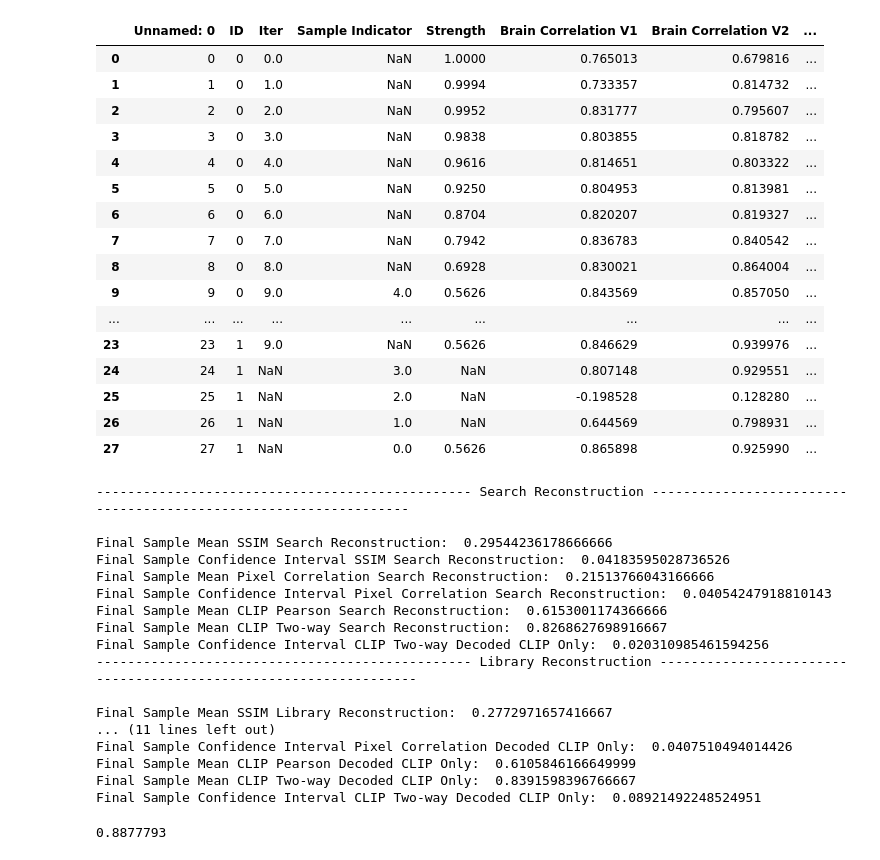
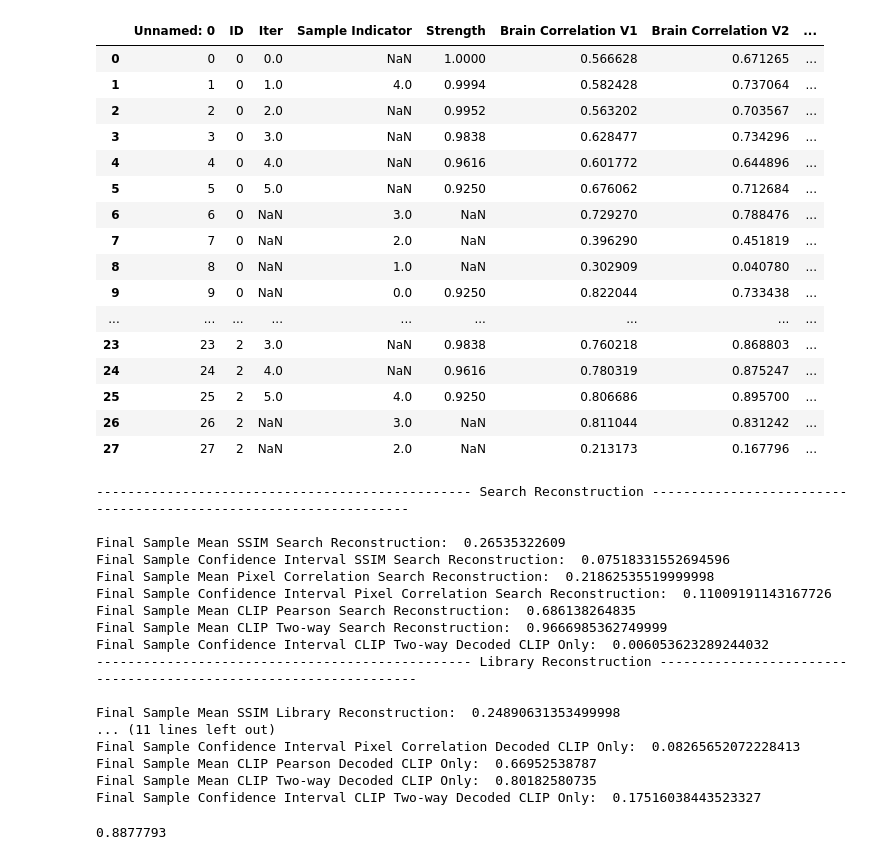
Before and after one commit to reesekneeland/Second-Sight, a Jupyter notebook: scripts/prepare_figures.ipynb, the cells around one changed output. Saved outputs shown, nothing was run; the diff lists cells and outputs as text; code cells hidden in the pictures.

```diff
--- a/scripts/prepare_figures.ipynb
+++ b/scripts/prepare_figures.ipynb
@@ -19,50 +19,55 @@ import scipy.stats
 # %%
 # folder   = "SCS VD PCA LR 10:250:5 0.6 Exp3 AE"
 # log_path = "/export/raid1/home/kneel027/Second-Sight/logs/" + folder + "/statistics_df_10.csv"
 
 # folder   = "SCS VD PCA LR 10:250:5 0.3 Exp2 AE"
 # log_path = "/export/raid1/home/kneel027/Second-Sight/logs/" + folder + "/statistics_df_10.csv"
 
 # folder   = "SCS VD PCA LR 10:250:5 0.4 Exp AE"
 # #log_path = "/export/raid1/home/kneel027/Second-Sight/logs/" + folder + "/statistics_df_57.csv"
 # log_path = "/export/raid1/home/kneel027/Second-Sight/logs/" + folder + "/statistics_df_57_test.csv"
 # #log_path = "/export/raid1/home/kneel027/Second-Sight/logs/" + folder + "/statistics_df_10.csv"
 
 # folder   = "SCS VD PCA LR 10:250:5 0.6 Exp3 AE NA"
 # log_path = "/export/raid1/home/kneel027/Second-Sight/logs/" + folder + "/statistics_df_54.csv"
 # #log_path = "/export/raid1/home/kneel027/Second-Sight/logs/" + folder + "/statistics_df_10.csv"
 
 # Used in CCN
-folder   = "SCS UC 10:250:5 0.6 Exp3 AE Fixed copy"
-log_path = "/export/raid1/home/kneel027/Second-Sight/logs/" + folder + "/statistics_df_60.csv"
+# folder   = "SCS UC 10:250:5 0.6 Exp3 AE Fixed copy"
+# log_path = "/export/raid1/home/kneel027/Second-Sight/logs/" + folder + "/statistics_df_60.csv"
+
+# Test
+
+folder   = "SCS UC LD topn 6:100:4 Dual Guided clip_iter 18"
+log_path = "/export/raid1/home/kneel027/Second-Sight/logs/subject1/" + folder + "/statistics_df_20.csv"
 
 df = pd.read_csv(log_path)
 df.head(28)
 
 # Sample Indicator:
     #   0 --> Ground Truth
     #   1 --> Ground Truth CLIP
     #   2 --> Decoded CLIP Only
     #   3 --> Library Reconstruction
     #   4 --> Search Reconstruction
 # %% [output]
 |  | Unnamed: 0 | ID | Iter | Sample Indicator | Strength | Brain Correlation V1 | Brain Correlation V2 | ... |
-| 0 | 0 | 0 | 0.0 | NaN | 1.0000 | 0.765013 | 0.679816 | ... |
-| 1 | 1 | 0 | 1.0 | NaN | 0.9994 | 0.733357 | 0.814732 | ... |
-| 2 | 2 | 0 | 2.0 | NaN | 0.9952 | 0.831777 | 0.795607 | ... |
-| 3 | 3 | 0 | 3.0 | NaN | 0.9838 | 0.803855 | 0.818782 | ... |
-| 4 | 4 | 0 | 4.0 | NaN | 0.9616 | 0.814651 | 0.803322 | ... |
-| 5 | 5 | 0 | 5.0 | NaN | 0.9250 | 0.804953 | 0.813981 | ... |
-| 6 | 6 | 0 | 6.0 | NaN | 0.8704 | 0.820207 | 0.819327 | ... |
-| 7 | 7 | 0 | 7.0 | NaN | 0.7942 | 0.836783 | 0.840542 | ... |
-| 8 | 8 | 0 | 8.0 | NaN | 0.6928 | 0.830021 | 0.864004 | ... |
-| 9 | 9 | 0 | 9.0 | 4.0 | 0.5626 | 0.843569 | 0.857050 | ... |
+| 0 | 0 | 0 | 0.0 | NaN | 1.0000 | 0.566628 | 0.671265 | ... |
+| 1 | 1 | 0 | 1.0 | 4.0 | 0.9994 | 0.582428 | 0.737064 | ... |
+| 2 | 2 | 0 | 2.0 | NaN | 0.9952 | 0.563202 | 0.703567 | ... |
+| 3 | 3 | 0 | 3.0 | NaN | 0.9838 | 0.628477 | 0.734296 | ... |
+| 4 | 4 | 0 | 4.0 | NaN | 0.9616 | 0.601772 | 0.644896 | ... |
+| 5 | 5 | 0 | 5.0 | NaN | 0.9250 | 0.676062 | 0.712684 | ... |
+| 6 | 6 | 0 | NaN | 3.0 | NaN | 0.729270 | 0.788476 | ... |
+| 7 | 7 | 0 | NaN | 2.0 | NaN | 0.396290 | 0.451819 | ... |
+| 8 | 8 | 0 | NaN | 1.0 | NaN | 0.302909 | 0.040780 | ... |
+| 9 | 9 | 0 | NaN | 0.0 | 0.9250 | 0.822044 | 0.733438 | ... |
 | ... | ... | ... | ... | ... | ... | ... | ... | ... |
-| 23 | 23 | 1 | 9.0 | NaN | 0.5626 | 0.846629 | 0.939976 | ... |
-| 24 | 24 | 1 | NaN | 3.0 | NaN | 0.807148 | 0.929551 | ... |
-| 25 | 25 | 1 | NaN | 2.0 | NaN | -0.198528 | 0.128280 | ... |
-| 26 | 26 | 1 | NaN | 1.0 | NaN | 0.644569 | 0.798931 | ... |
-| 27 | 27 | 1 | NaN | 0.0 | 0.5626 | 0.865898 | 0.925990 | ... |
+| 23 | 23 | 2 | 3.0 | NaN | 0.9838 | 0.760218 | 0.868803 | ... |
+| 24 | 24 | 2 | 4.0 | NaN | 0.9616 | 0.780319 | 0.875247 | ... |
+| 25 | 25 | 2 | 5.0 | 4.0 | 0.9250 | 0.806686 | 0.895700 | ... |
+| 26 | 26 | 2 | NaN | 3.0 | NaN | 0.811044 | 0.831242 | ... |
+| 27 | 27 | 2 | NaN | 2.0 | NaN | 0.213173 | 0.167796 | ... |
 # %%
 # Statistical Analysis
 
@@ -135,21 +140,21 @@ print("Final Sample Confidence Interval CLIP Two-way Decoded CLIP Only: ", ((df_
 # %% [output]
 ------------------------------------------------ Search Reconstruction -----------------------------------------------------------------
 
-Final Sample Mean SSIM Search Reconstruction:  0.29544236178666666
-Final Sample Confidence Interval SSIM Search Reconstruction:  0.04183595028736526
-Final Sample Mean Pixel Correlation Search Reconstruction:  0.21513766043166666
-Final Sample Confidence Interval Pixel Correlation Search Reconstruction:  0.04054247918810143
-Final Sample Mean CLIP Pearson Search Reconstruction:  0.6153001174366666
-Final Sample Mean CLIP Two-way Search Reconstruction:  0.8268627698916667
-Final Sample Confidence Interval CLIP Two-way Decoded CLIP Only:  0.020310985461594256
+Final Sample Mean SSIM Search Reconstruction:  0.26535322609
+Final Sample Confidence Interval SSIM Search Reconstruction:  0.07518331552694596
+Final Sample Mean Pixel Correlation Search Reconstruction:  0.21862535519999998
+Final Sample Confidence Interval Pixel Correlation Search Reconstruction:  0.11009191143167726
+Final Sample Mean CLIP Pearson Search Reconstruction:  0.686138264835
+Final Sample Mean CLIP Two-way Search Reconstruction:  0.9666985362749999
+Final Sample Confidence Interval CLIP Two-way Decoded CLIP Only:  0.006053623289244032
 ------------------------------------------------ Library Reconstruction -----------------------------------------------------------------
 
-Final Sample Mean SSIM Library Reconstruction:  0.2772971657416667
+Final Sample Mean SSIM Library Reconstruction:  0.24890631353499998
 ... (11 lines left out)
-Final Sample Confidence Interval Pixel Correlation Decoded CLIP Only:  0.0407510494014426
-Final Sample Mean CLIP Pearson Decoded CLIP Only:  0.6105846166649999
-Final Sample Mean CLIP Two-way Decoded CLIP Only:  0.8391598396766667
-Final Sample Confidence Interval CLIP Two-way Decoded CLIP Only:  0.08921492248524951
+Final Sample Confidence Interval Pixel Correlation Decoded CLIP Only:  0.08265652072228413
+Final Sample Mean CLIP Pearson Decoded CLIP Only:  0.66952538787
+Final Sample Mean CLIP Two-way Decoded CLIP Only:  0.80182580735
+Final Sample Confidence Interval CLIP Two-way Decoded CLIP Only:  0.17516038443523327
 # %%
 # Average Iteration Brain Region Plot
 print(df.loc[(df['Sample Indicator'] == 0.0)])
```
Also changed, not shown: 1 other file.
